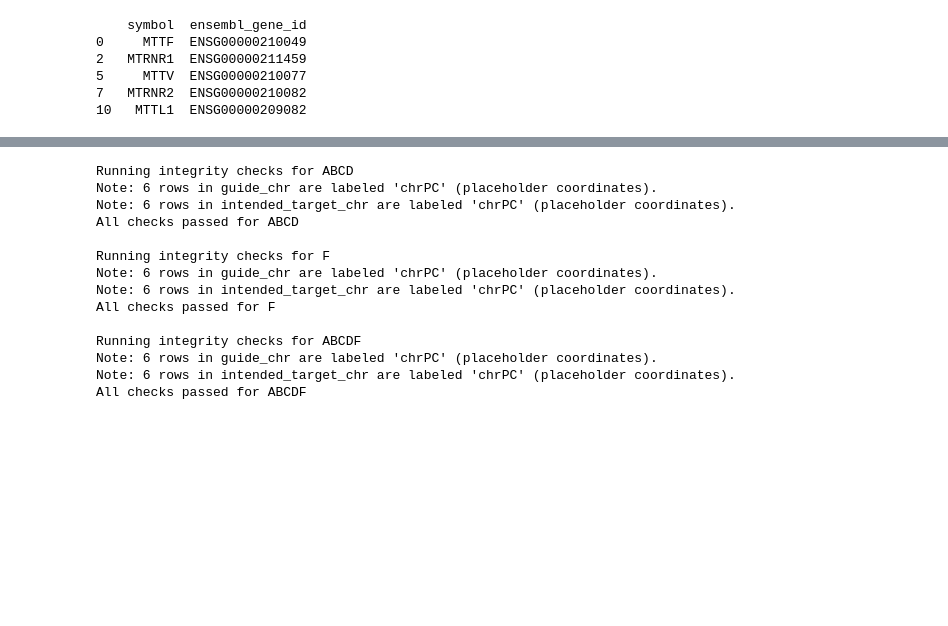
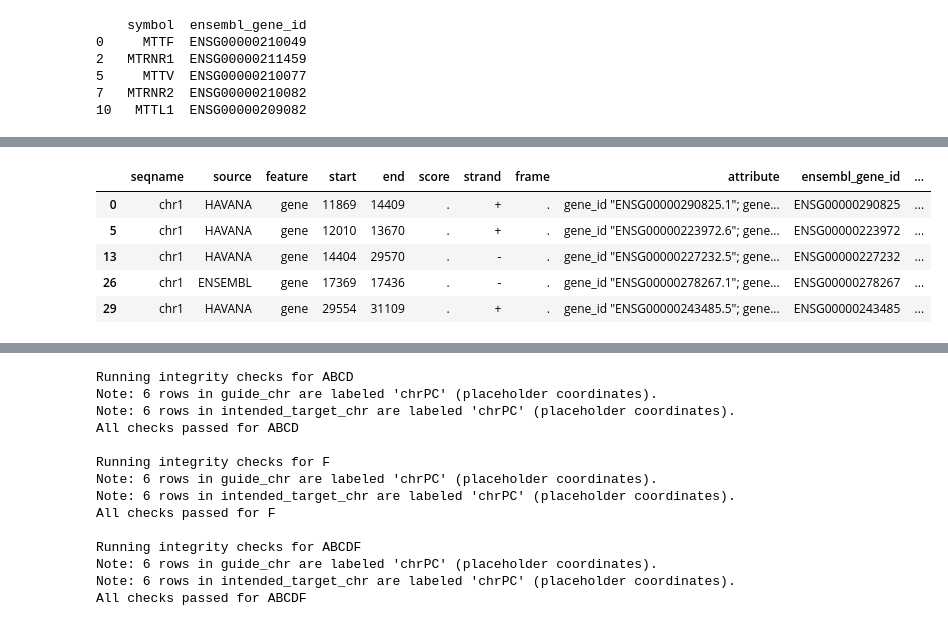
Before and after one commit to adamklie/tf_perturb_seq, a Jupyter notebook: ref/create_harmonized_sgRNA_annot.ipynb, the cells around one changed output, grey strips where cells are left out. Cells and saved outputs as stored; diff of their text form; code cells hidden in the pictures; blank space fills up the shorter version.

```diff
--- a/ref/create_harmonized_sgRNA_annot.ipynb
+++ b/ref/create_harmonized_sgRNA_annot.ipynb
@@ -1620,0 +1622,15 @@ Gene symbols with no mapping:
+# %%
+# Alternatively, derive ENSG IDs from IGVF GTF file
+gtf_cols = [
+    "seqname", "source", "feature", "start", "end",
+    "score", "strand", "frame", "attribute"
+]
+
+gtf = pd.read_csv(
+    local_path + "gencode.v43.chr_patch_hapl_scaff.annotation.gtf",
+    sep="\t",
+    comment="#",
+    names=gtf_cols,
+    dtype={"seqname": str}
+)
+gtf.head()
@@ -1620,0 +1644,29 @@ Gene symbols with no mapping:
+# %%
+genes = gtf[gtf["feature"] == "gene"].copy()
+
+def extract_attr(attr, key):
+    match = re.search(fr'{key} "([^"]+)"', attr)
+    return match.group(1) if match else None
+
+
+genes["ensembl_gene_id"] = genes["attribute"].apply(
+    lambda x: extract_attr(x, "gene_id")
+)
+genes["intended_target_name"] = genes["attribute"].apply(
+    lambda x: extract_attr(x, "gene_name")
+)
+
+genes["external_synonym"] = genes["attribute"].apply(
+    lambda x: extract_attr(x, "gene_synonym")
+)
+
+# Strip version numbers from ENSG IDs
+genes["ensembl_gene_id"] = genes["ensembl_gene_id"].str.split(".").str[0]
+genes.head()
+# %% [output]
+|  | seqname | source | feature | start | end | score | strand | frame | attribute | ensembl_gene_id | ... |
+| 0 | chr1 | HAVANA | gene | 11869 | 14409 | . | + | . | gene_id "ENSG00000290825.1"; gene... | ENSG00000290825 | ... |
+| 5 | chr1 | HAVANA | gene | 12010 | 13670 | . | + | . | gene_id "ENSG00000223972.6"; gene... | ENSG00000223972 | ... |
+| 13 | chr1 | HAVANA | gene | 14404 | 29570 | . | - | . | gene_id "ENSG00000227232.5"; gene... | ENSG00000227232 | ... |
+| 26 | chr1 | ENSEMBL | gene | 17369 | 17436 | . | - | . | gene_id "ENSG00000278267.1"; gene... | ENSG00000278267 | ... |
+| 29 | chr1 | HAVANA | gene | 29554 | 31109 | . | + | . | gene_id "ENSG00000243485.5"; gene... | ENSG00000243485 | ... |
```
Also changed, not shown: parts of 13 cells of this notebook.
